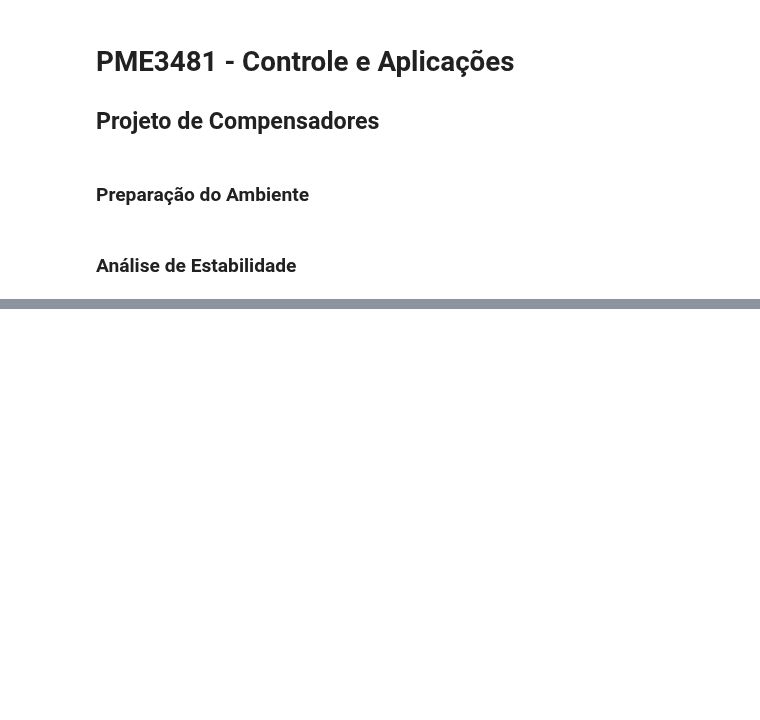
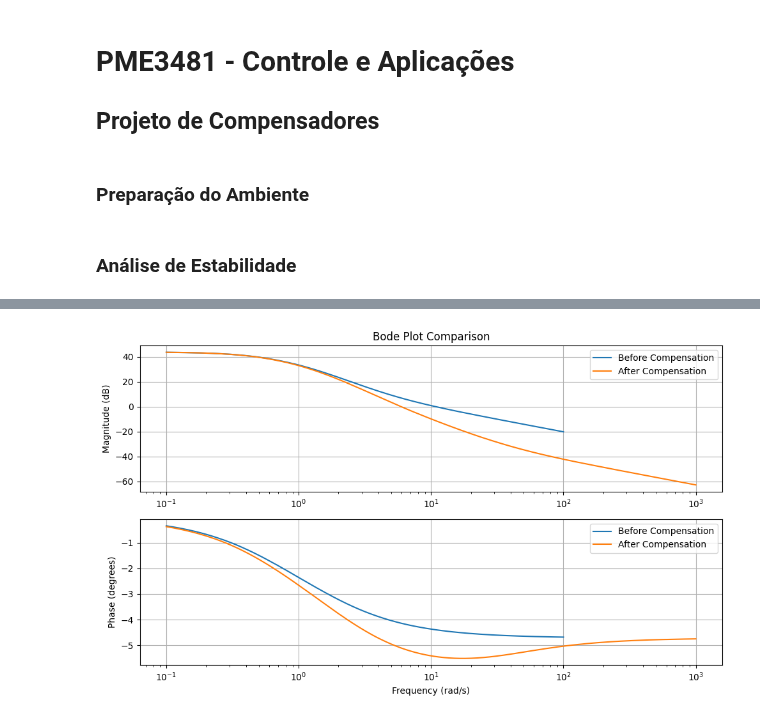
Before and after one commit to lucascarvalho10/pme3481, a Jupyter notebook: T2/compensator.ipynb, the cells around one changed output, grey strips where cells are left out. Drawn from its saved outputs; the diff is of its cells as text; code cells hidden in the pictures; blank space fills up the shorter version.

```diff
--- a/T2/compensator.ipynb
+++ b/T2/compensator.ipynb
@@ -119,0 +107,32 @@ $$\frac{0.04119 s + 1}{0.205 s + 1}$$
+# %%
+def plot_bode_comparison(G_before, G_after):
+    mag_before, phase_before, omega_before = ctl.bode_plot(G_before, dB=True, Hz=False, deg=True, Plot=False)
+    mag_after, phase_after, omega_after = ctl.bode_plot(G_after, dB=True, Hz=False, deg=True, Plot=False)
+
+    plt.figure(figsize=(10, 6))
+
+    # Plotando magnitude antes e depois do compensador
+    plt.subplot(2, 1, 1)
+    plt.semilogx(omega_before, 20 * np.log10(mag_before), label='Before Compensation')
+    plt.semilogx(omega_after, 20 * np.log10(mag_after), label='After Compensation')
+    plt.ylabel('Magnitude (dB)')
+    plt.title('Bode Plot Comparison')
+    plt.grid(True)
+    plt.legend()
+
+    # Plotando fase antes e depois do compensador
+    plt.subplot(2, 1, 2)
+    plt.semilogx(omega_before, phase_before, label='Before Compensation')
+    plt.semilogx(omega_after, phase_after, label='After Compensation')
+    plt.ylabel('Phase (degrees)')
+    plt.xlabel('Frequency (rad/s)')
+    plt.grid(True)
+    plt.legend()
+
+    plt.tight_layout()
+
+# Plotando o diagrama de Bode comparativo antes e depois do compensador
+plot_bode_comparison(G, G_compensated)
+plt.show()
+# %% [output]
+[figure, added]
```
Also changed, not shown: parts of 9 cells of this notebook, 2 other files.
